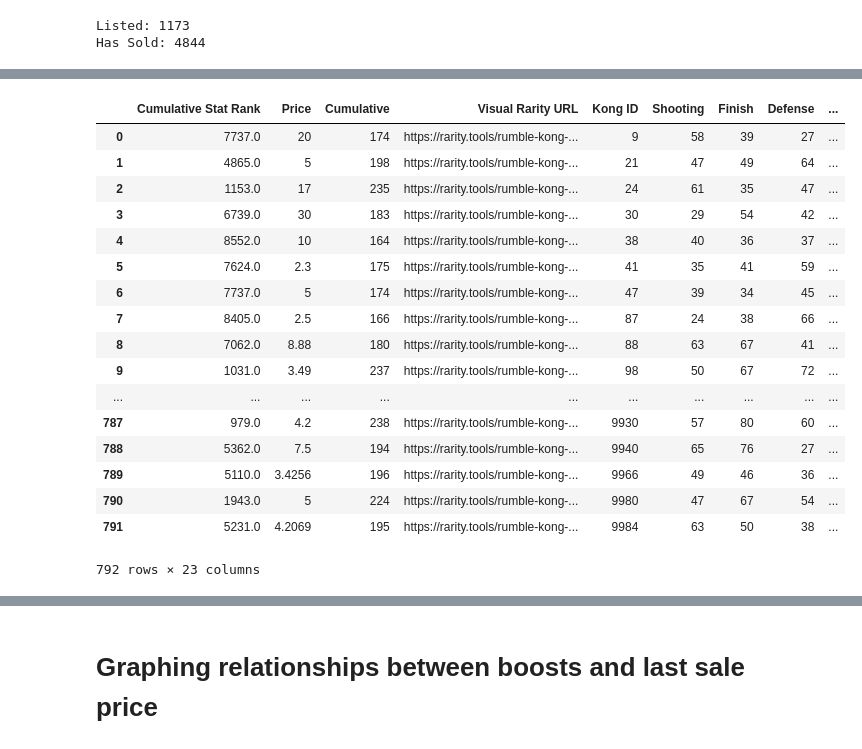
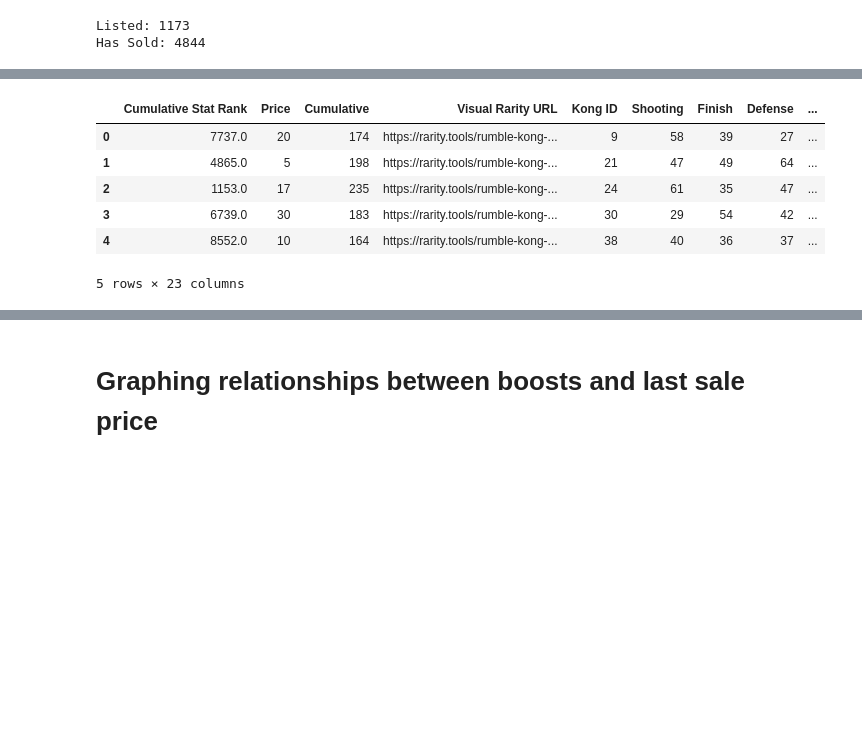
Before and after one commit to pauljhawron/rkl-boost-analysis, a Jupyter notebook: rkl_boost_analysis.ipynb, the cells around one changed output, grey strips where cells are left out. Cells and saved outputs as stored; diff of their text form; code cells hidden in the pictures; blank space fills up the shorter version.

```diff
--- a/rkl_boost_analysis.ipynb
+++ b/rkl_boost_analysis.ipynb
@@ -145,25 +120,14 @@ formatted
 # %%
 formatted['Current Price'] = formatted['Current Price'].str.replace(' ETH', '').astype(float)
 formatted['Last Sale Price'] = formatted['Last Sale Price'].str.replace(' ETH', '').astype(float)
-formatted
+formatted.head()
 # %% [output]
 |  | Cumulative Stat Rank | Price | Cumulative | Visual Rarity URL | Kong ID | Shooting | Finish | Defense | ... |
 | 0 | 7737.0 | 20 | 174 | https://rarity.tools/rumble-kong-... | 9 | 58 | 39 | 27 | ... |
 | 1 | 4865.0 | 5 | 198 | https://rarity.tools/rumble-kong-... | 21 | 47 | 49 | 64 | ... |
 | 2 | 1153.0 | 17 | 235 | https://rarity.tools/rumble-kong-... | 24 | 61 | 35 | 47 | ... |
 | 3 | 6739.0 | 30 | 183 | https://rarity.tools/rumble-kong-... | 30 | 29 | 54 | 42 | ... |
 | 4 | 8552.0 | 10 | 164 | https://rarity.tools/rumble-kong-... | 38 | 40 | 36 | 37 | ... |
-| 5 | 7624.0 | 2.3 | 175 | https://rarity.tools/rumble-kong-... | 41 | 35 | 41 | 59 | ... |
-| 6 | 7737.0 | 5 | 174 | https://rarity.tools/rumble-kong-... | 47 | 39 | 34 | 45 | ... |
-| 7 | 8405.0 | 2.5 | 166 | https://rarity.tools/rumble-kong-... | 87 | 24 | 38 | 66 | ... |
-| 8 | 7062.0 | 8.88 | 180 | https://rarity.tools/rumble-kong-... | 88 | 63 | 67 | 41 | ... |
-| 9 | 1031.0 | 3.49 | 237 | https://rarity.tools/rumble-kong-... | 98 | 50 | 67 | 72 | ... |
-| ... | ... | ... | ... | ... | ... | ... | ... | ... | ... |
-| 787 | 979.0 | 4.2 | 238 | https://rarity.tools/rumble-kong-... | 9930 | 57 | 80 | 60 | ... |
-| 788 | 5362.0 | 7.5 | 194 | https://rarity.tools/rumble-kong-... | 9940 | 65 | 76 | 27 | ... |
-| 789 | 5110.0 | 3.4256 | 196 | https://rarity.tools/rumble-kong-... | 9966 | 49 | 46 | 36 | ... |
-| 790 | 1943.0 | 5 | 224 | https://rarity.tools/rumble-kong-... | 9980 | 47 | 67 | 54 | ... |
-| 791 | 5231.0 | 4.2069 | 195 | https://rarity.tools/rumble-kong-... | 9984 | 63 | 50 | 38 | ... |
-792 rows × 23 columns
+5 rows × 23 columns
 # %%
 formatted = formatted.drop(columns='Price ')
```
Also changed, not shown: parts of 8 cells of this notebook.
